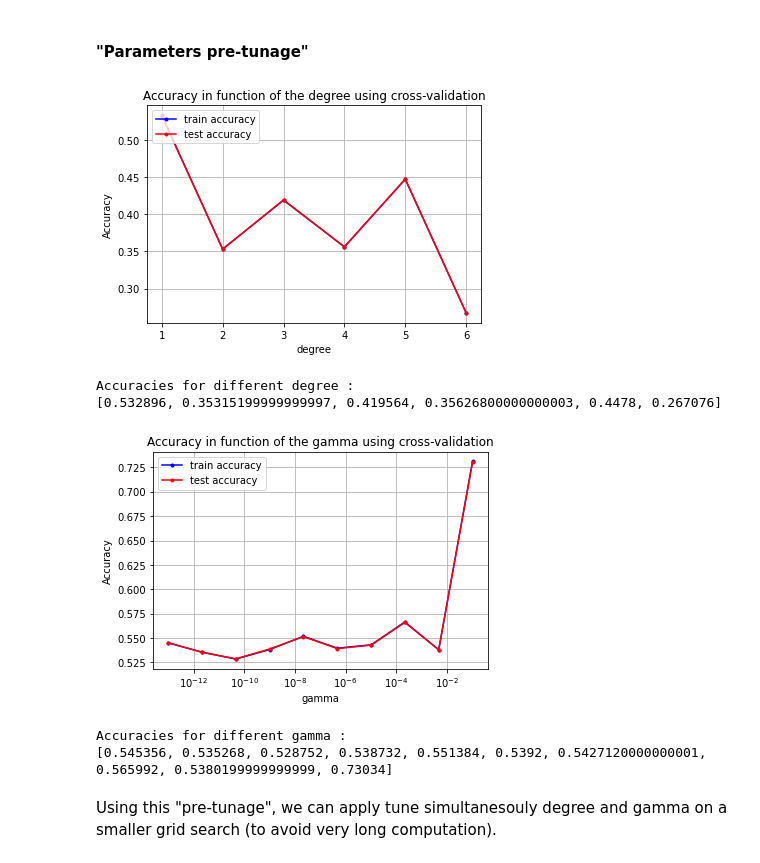
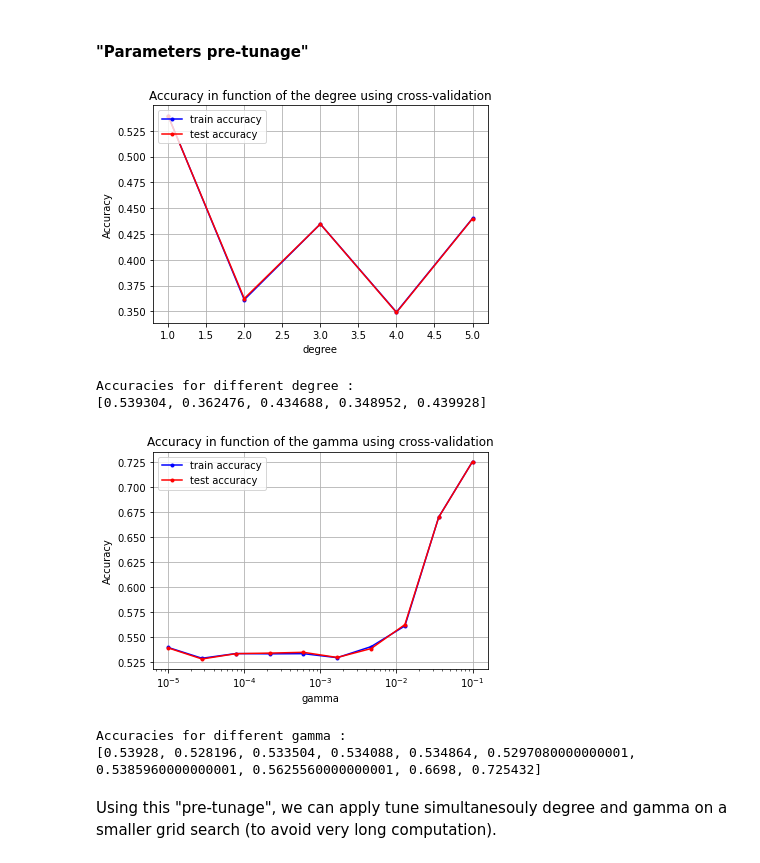
Before and after one commit to CS-433/ml-project-1-thevipers, a Jupyter notebook: Scripts/main_jet.ipynb, the cells around one changed output. Drawn from its saved outputs; the diff is of its cells as text; code cells hidden in the pictures.

```diff
--- a/Scripts/main_jet.ipynb
+++ b/Scripts/main_jet.ipynb
@@ -37,36 +37,36 @@ seed = np.random.seed(10)
 # %%
 #Fixed parameters :
 k_fold=4
 max_iters = 50
 
 #Parameters to tune :
-degrees = 1+np.arange(6)
+degrees = 1+np.arange(5)
 gamma= 1e-13
 
 best_degree, acc_te_deg, acc_tr_deg = tune_best_one(y, tX, k_fold, least_squares_GD, seed=seed, params=degrees, gamma=gamma, max_iters=max_iters, name='degree', jet=True)
 
 CV_param_plot(degrees, acc_tr_deg, acc_te_deg, name_param="degree")
 
 print("Accuracies for different degree :")
 print(acc_te_deg)
 
 #Parameters to tune :
 degree = best_degree
-gammas= np.logspace(-13, -1, 10)
+gammas= np.logspace(-5, -1, 10)
 
 best_gam, acc_te_gam, acc_tr_gam = tune_best_one(y, tX, k_fold, least_squares_GD, seed=seed, params=gammas, degree=degree, max_iters=max_iters, name='gamma', jet=True)
 
 CV_param_plot(gammas, acc_tr_gam, acc_te_gam, name_param="gamma")
 
 print("Accuracies for different gamma :")
 print(acc_te_gam)
 # %% [output]
-[figure, old version]
+[figure, new version]
 Accuracies for different degree :
-[0.532896, 0.35315199999999997, 0.419564, 0.35626800000000003, 0.4478, 0.267076]
+[0.539304, 0.362476, 0.434688, 0.348952, 0.439928]
-[figure, old version]
+[figure, new version]
 Accuracies for different gamma :
-[0.545356, 0.535268, 0.528752, 0.538732, 0.551384, 0.5392, 0.5427120000000001, 0.565992, 0.5380199999999999, 0.73034]
+[0.53928, 0.528196, 0.533504, 0.534088, 0.534864, 0.5297080000000001, 0.5385960000000001, 0.5625560000000001, 0.6698, 0.725432]
 # %% [markdown]
 Using this "pre-tunage", we can apply tune simultanesouly degree and gamma on a smaller grid search (to avoid very long computation).
 # %%
```
Also changed, not shown: parts of 13 cells of this notebook.
